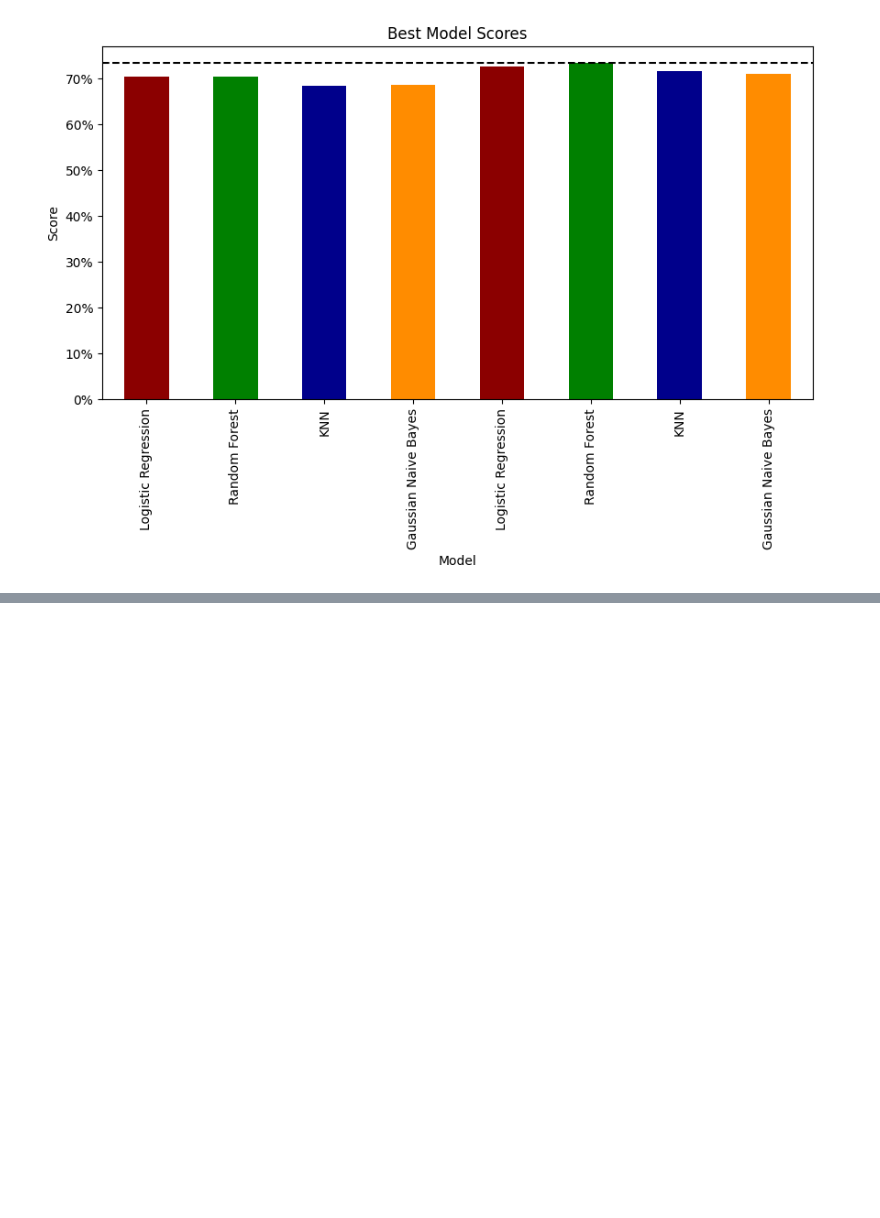
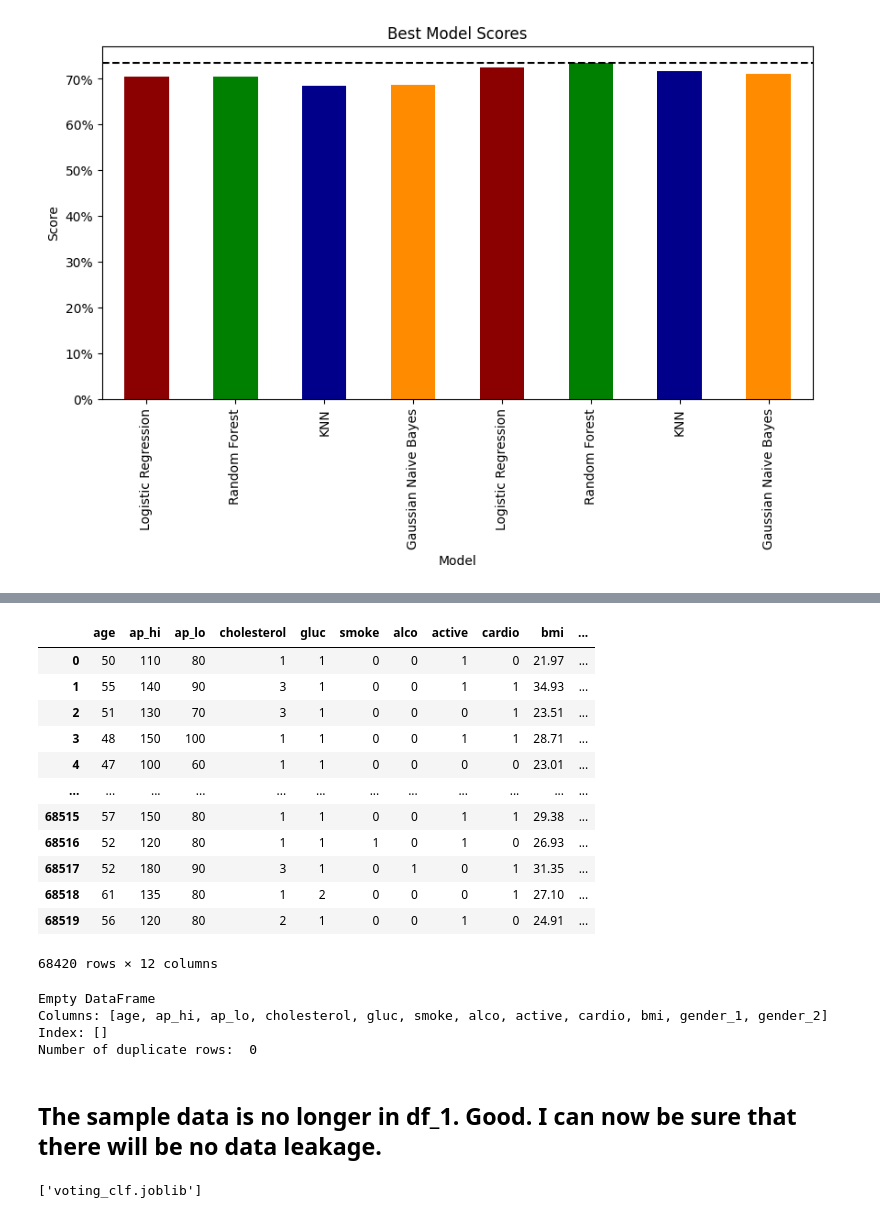
Before and after one commit to Rufshod/Machine-Learning-Alexander-Andersson, a Jupyter notebook: Lab/Lab_2_Split_df.ipynb, the cells around one changed output, grey strips where cells are left out. Cells and saved outputs as stored; diff of their text form; code cells hidden in the pictures; blank space fills up the shorter version.

```diff
--- a/Lab/Lab_2_Split_df.ipynb
+++ b/Lab/Lab_2_Split_df.ipynb
@@ -365,0 +415,6 @@ plt.show()
+# %%
+# Saving 100 random and 100 non-random samples to a csv file
+display(df_1.info())
+df_1.sample(100).to_csv("test_samples.csv")
+# removing the random samples from the dataframe using the index
+df_1 = df_1.drop(df_1.sample(100).index)
@@ -365,0 +442,17 @@ plt.show()
+# %%
+
+display(df_1)
+# %% [output]
+|  | age | ap_hi | ap_lo | cholesterol | gluc | smoke | alco | active | cardio | bmi | ... |
+| 0 | 50 | 110 | 80 | 1 | 1 | 0 | 0 | 1 | 0 | 21.97 | ... |
+| 1 | 55 | 140 | 90 | 3 | 1 | 0 | 0 | 1 | 1 | 34.93 | ... |
+| 2 | 51 | 130 | 70 | 3 | 1 | 0 | 0 | 0 | 1 | 23.51 | ... |
+| 3 | 48 | 150 | 100 | 1 | 1 | 0 | 0 | 1 | 1 | 28.71 | ... |
+| 4 | 47 | 100 | 60 | 1 | 1 | 0 | 0 | 0 | 0 | 23.01 | ... |
+| ... | ... | ... | ... | ... | ... | ... | ... | ... | ... | ... | ... |
+| 68515 | 57 | 150 | 80 | 1 | 1 | 0 | 0 | 1 | 1 | 29.38 | ... |
+| 68516 | 52 | 120 | 80 | 1 | 1 | 1 | 0 | 1 | 0 | 26.93 | ... |
+| 68517 | 52 | 180 | 90 | 3 | 1 | 0 | 1 | 0 | 1 | 31.35 | ... |
+| 68518 | 61 | 135 | 80 | 1 | 2 | 0 | 0 | 0 | 1 | 27.10 | ... |
+| 68519 | 56 | 120 | 80 | 2 | 1 | 0 | 0 | 1 | 0 | 24.91 | ... |
+68420 rows × 12 columns
@@ -365,0 +463,27 @@ plt.show()
+# %%
+# Check if any rows in df_test are present in df_1
+duplicates = df_1.duplicated(df_test)
+
+# Subset df_test to show the duplicate rows
+df_test_duplicates = df_test[duplicates]
+
+# Print the duplicate rows
+print(df_test_duplicates)
+
+# Print the number of duplicate rows
+print("Number of duplicate rows: ", len(df_test_duplicates))
+# %% [output]
+Empty DataFrame
+Columns: [age, ap_hi, ap_lo, cholesterol, gluc, smoke, alco, active, cardio, bmi, gender_1, gender_2]
+Index: []
+Number of duplicate rows:  0
+# %% [markdown]
+## The sample data is no longer in df_1. Good. I can now be sure that there will be no data leakage.
+# %%
+# importing joblib to save the model
+import joblib as job
+
+# Deploying model with joblib.dump()
+job.dump(voting_clf, "voting_clf.joblib")
+# %% [output]
+['voting_clf.joblib']
```
Also changed, not shown: parts of 8 cells of this notebook, 3 other files.
